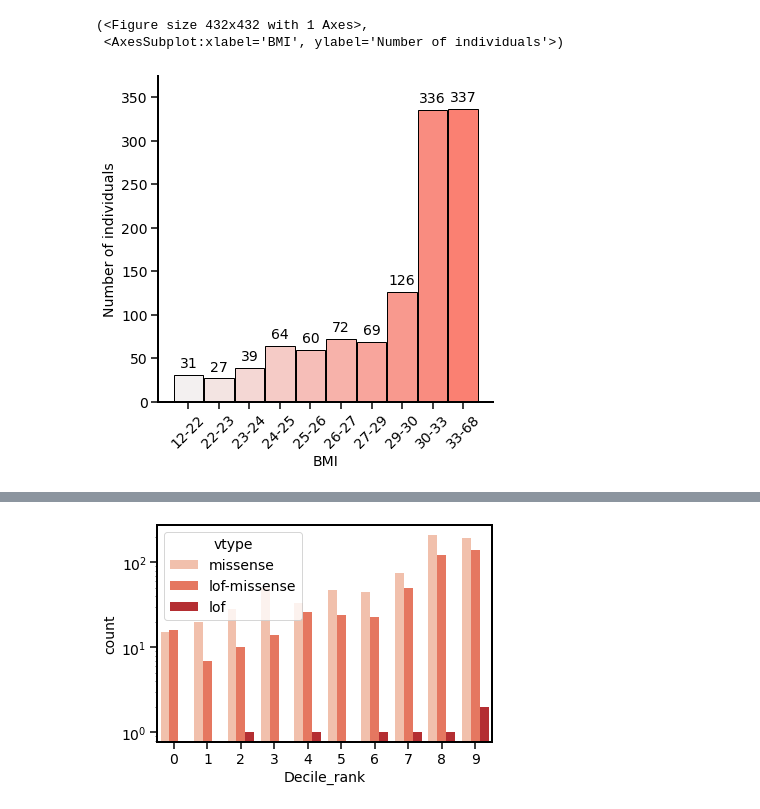
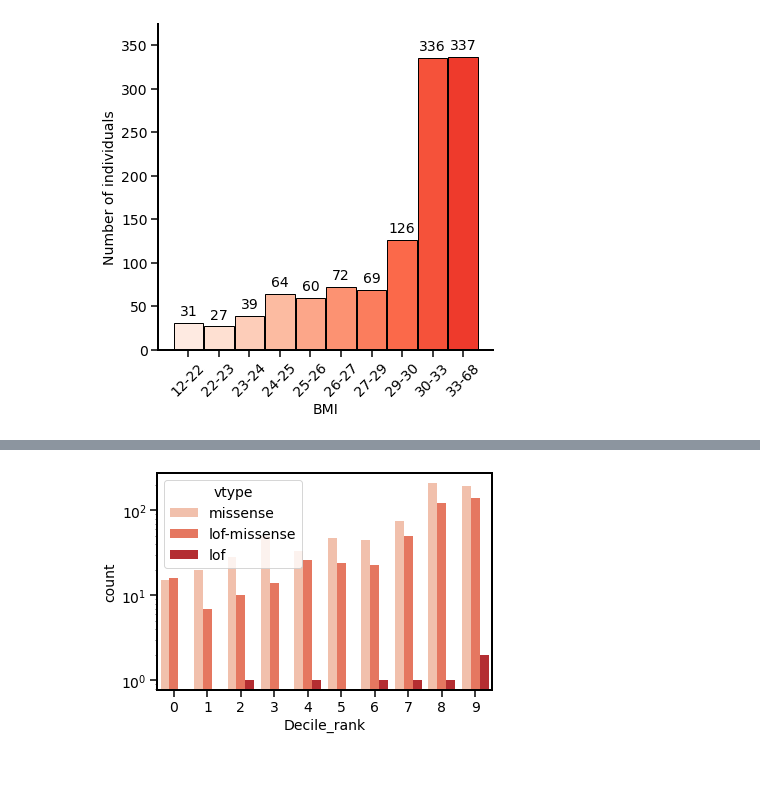
Before and after one commit to deeprob/ukb_bmi, a Jupyter notebook: 4_characterization/white_british/notebooks/9_combo_in_bmi_deciles.ipynb, the cells around one changed output, grey strips where cells are left out. Drawn from its saved outputs; the diff is of its cells as text; code cells hidden in the pictures; blank space fills up the shorter version.

```diff
--- a/4_characterization/white_british/notebooks/9_combo_in_bmi_deciles.ipynb
+++ b/4_characterization/white_british/notebooks/9_combo_in_bmi_deciles.ipynb
@@ -57,6 +14,0 @@ with open(save_sample_file, "w") as f:
-# %%
-all_sample_file = "/data5/deepro/ukbiobank/papers/bmi_project/4_characterization/white_british/data/enrichment/icd/allsamples_bmidecile1to3.txt"
-
-with open(all_sample_file, "w") as f:
-    for sample in phenotypes_df.loc[phenotypes_df.Decile_rank<3, "eid"]:
-        f.write(f"{sample}\n")
@@ -128 +21,7 @@ sns.color_palette("ch:s=0,r=2,l=0.95,d=.3", 10).as_hex()
+# %%
+combo_samples_per_decile_save_file = "../data/combo_samples_per_decile/combo_samples_per_decile.csv"
+# %%
+vtype_bmi_df= pd.read_csv(combo_samples_per_decile_save_file)
+# %%
+decile_labels = [i[1] for i in sorted(dict(zip(vtype_bmi_df.Decile_rank, vtype_bmi_df.Decile_label)).items(), key= lambda x: x[1])]
 # %%
@@ -141,25 +63,23 @@ sns.color_palette("light:deepskyblue", 10).as_hex()
 # %%
-def create_decile_rank_plot(df, decile_extremes):
+def create_decile_rank_plot(df, decile_labels):
     fig,ax = plt.subplots(1,1,figsize=(6, 6))
-    ax.bar(df.Decile_rank, df.eid, width=0.97, color=sns.color_palette("light:salmon", 10).as_hex(), edgecolor="k")
-    xticklabels = ["-".join([str(int(decile_extremes[i])), str(int(decile_extremes[i+1]))]) for i in range(10)]
+    ax.bar(df.Decile_rank, df.eid, width=0.97, color=sns.color_palette("Reds", 15).as_hex()[:10], edgecolor="k")
+    xticklabels = decile_labels
     ax.set_xticks(range(10),xticklabels, rotation=45, ha="center", fontsize=14)
     ax.set_xlabel("BMI")
     ax.set_ylabel("Number of individuals")
     # g.bar_label([g.containers[i] for i in range])
     rects = ax.patches
     # Make some labels.
     for rect in rects:
         height = rect.get_height()
         ax.text(
             rect.get_x() + rect.get_width() / 2, height + 5, f"{height}", ha="center", va="bottom"
         )
     ax.set_ylim(0, 375)
     ax.spines[['right', 'top']].set_visible(False)
     return fig,ax
 
-create_decile_rank_plot(vtype_bmi_df.groupby("Decile_rank").count().reset_index(), decile_cut[1])
+fig, ax = create_decile_rank_plot(vtype_bmi_df.groupby("Decile_rank").count().reset_index(), decile_labels)
 # %% [output]
-(<Figure size 432x432 with 1 Axes>,
- <AxesSubplot:xlabel='BMI', ylabel='Number of individuals'>)
-[figure, old version]
+[figure, new version]
```
Also changed, not shown: parts of 30 cells of this notebook, 21 other files.
